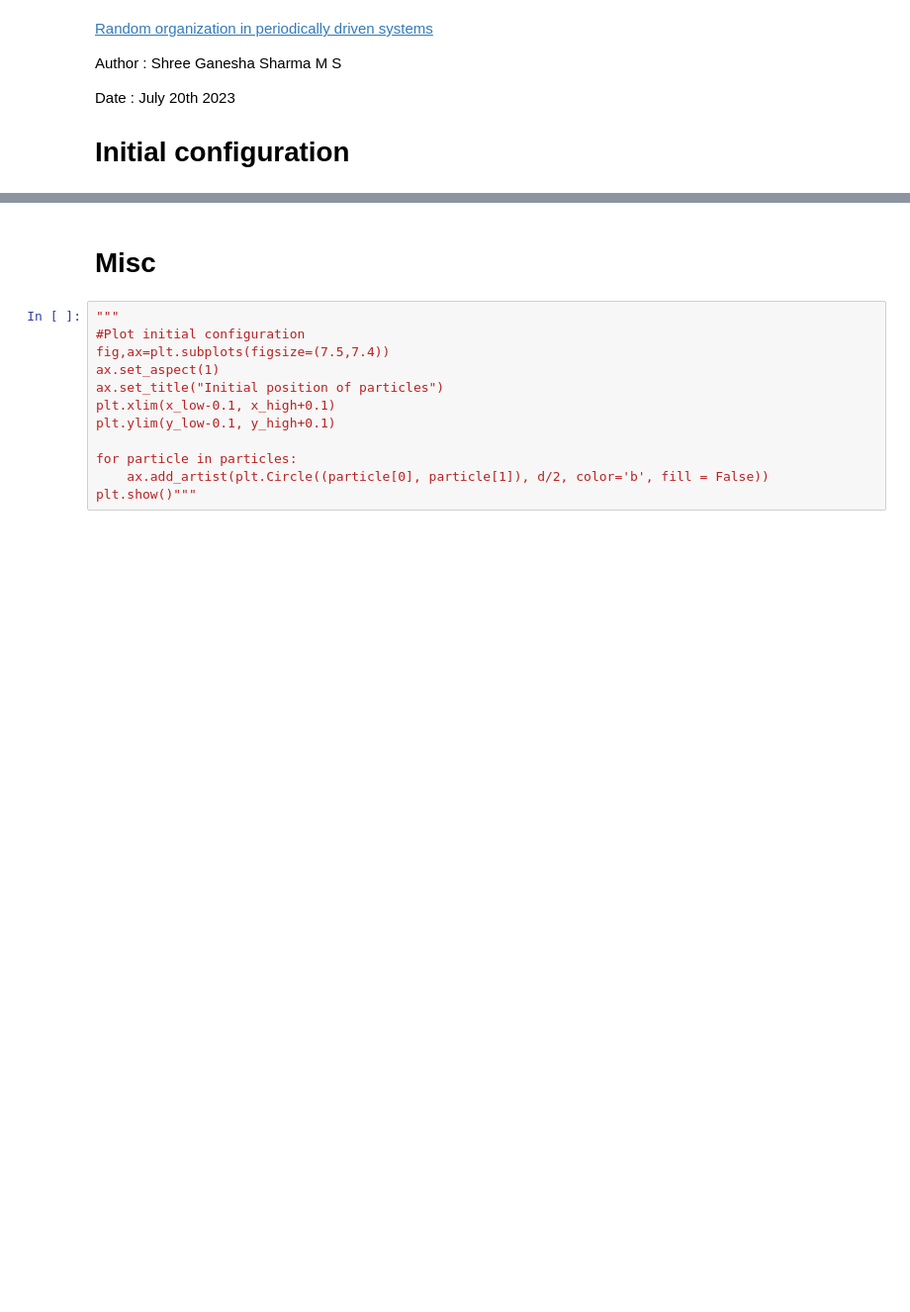
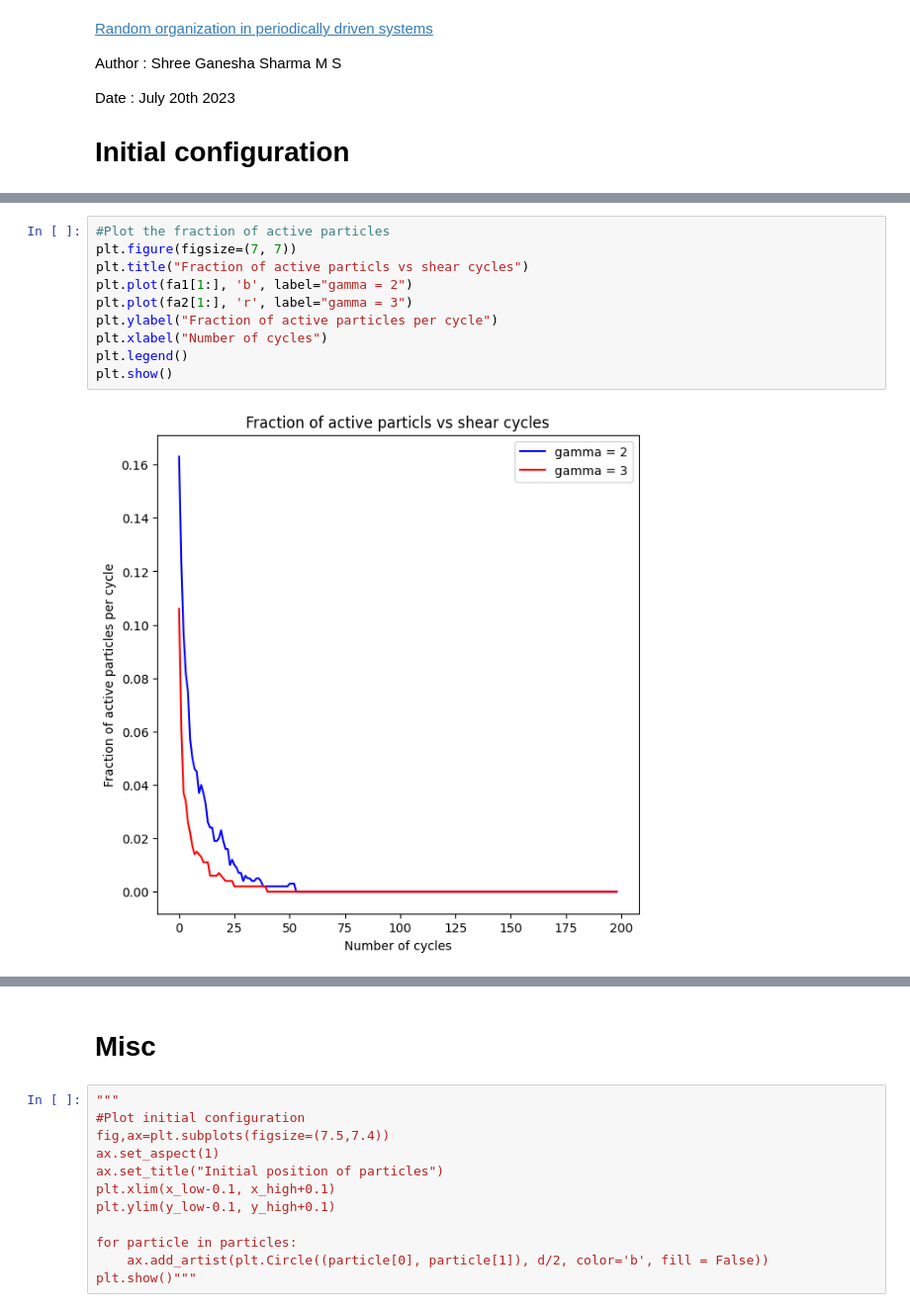
Before and after one commit to shreeganeshasharma/ParticleSimulations, a Jupyter notebook: ShearCycles.ipynb, the cells around one changed output, grey strips where cells are left out. Shown: that part at 99% size. Cells and saved outputs as stored; diff of their text form; blank space fills up the shorter version.

```diff
--- a/ShearCycles.ipynb
+++ b/ShearCycles.ipynb
@@ -136,0 +246,12 @@ for i in range(1, Ncycles):
+# %%
+#Plot the fraction of active particles
+plt.figure(figsize=(7, 7))
+plt.title("Fraction of active particls vs shear cycles")
+plt.plot(fa1[1:], 'b', label="gamma = 2")
+plt.plot(fa2[1:], 'r', label="gamma = 3")
+plt.ylabel("Fraction of active particles per cycle")
+plt.xlabel("Number of cycles")
+plt.legend()
+plt.show()
+# %% [output]
+[figure, added]
```
Also changed, not shown: parts of 38 cells of this notebook.
